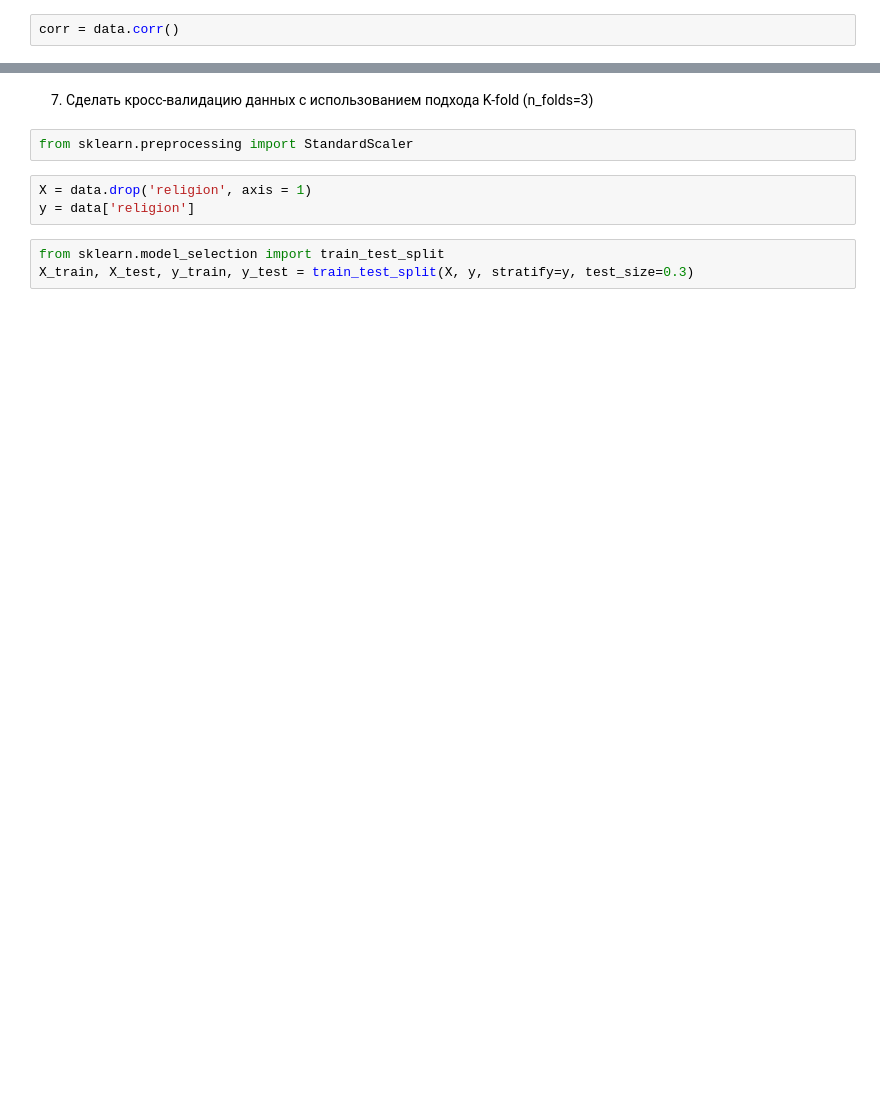
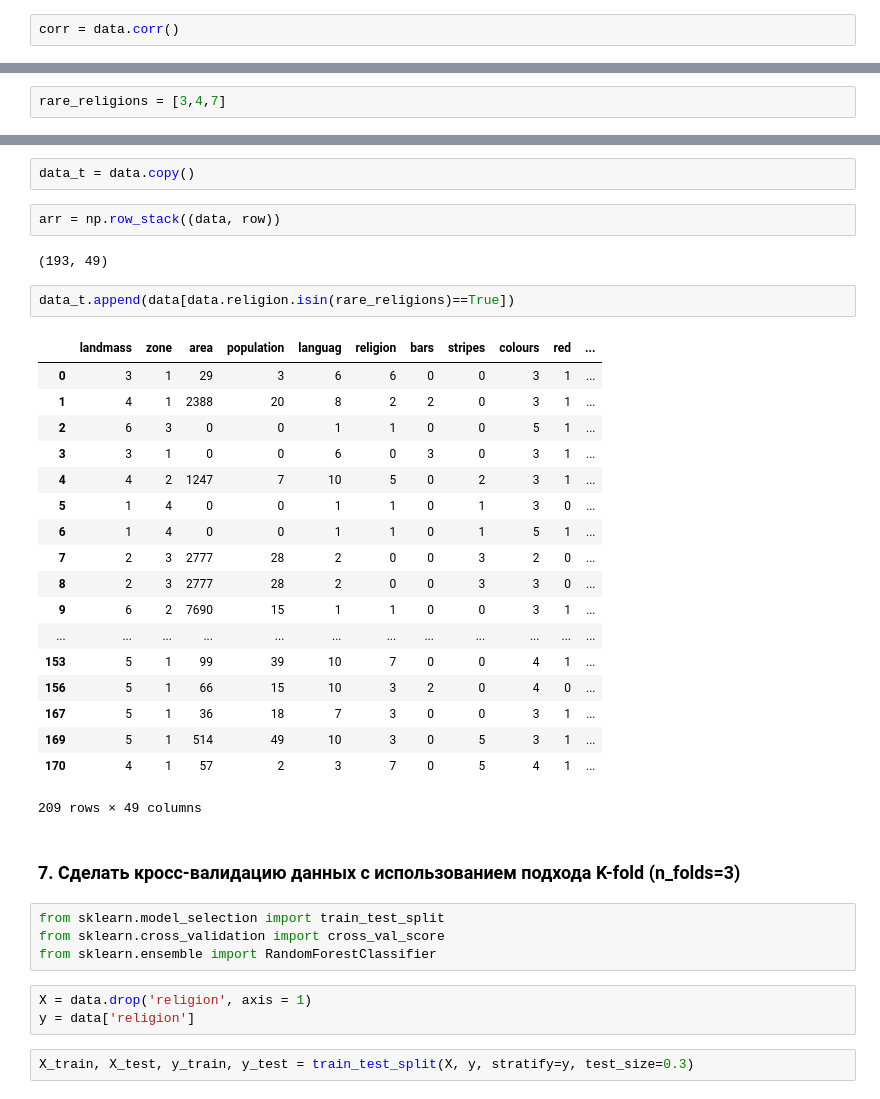
Before and after one commit to olgamonahova/ML, a Jupyter notebook: ML-10 Lab/Lab Flags Multi-classification.ipynb, the cells around one changed output, grey strips where cells are left out. Cells and saved outputs as stored; diff of their text form; blank space fills up the shorter version.

```diff
--- a/ML-10 Lab/Lab Flags Multi-classification.ipynb
+++ b/ML-10 Lab/Lab Flags Multi-classification.ipynb
@@ -116,0 +126,2 @@ sns.pairplot(data_pair_plot);
+# %%
+rare_religions = [3,4,7]
@@ -117,10 +140,38 @@ sns.pairplot(data_pair_plot);
+# %%
+data_t = data.copy()
+# %%
+arr = np.row_stack((data, row))
+# %% [output]
+(193, 49)
+# %%
+data_t.append(data[data.religion.isin(rare_religions)==True])
+# %% [output]
+|  | landmass | zone | area | population | languag | religion | bars | stripes | colours | red | ... |
+| 0 | 3 | 1 | 29 | 3 | 6 | 6 | 0 | 0 | 3 | 1 | ... |
+| 1 | 4 | 1 | 2388 | 20 | 8 | 2 | 2 | 0 | 3 | 1 | ... |
+| 2 | 6 | 3 | 0 | 0 | 1 | 1 | 0 | 0 | 5 | 1 | ... |
+| 3 | 3 | 1 | 0 | 0 | 6 | 0 | 3 | 0 | 3 | 1 | ... |
+| 4 | 4 | 2 | 1247 | 7 | 10 | 5 | 0 | 2 | 3 | 1 | ... |
+| 5 | 1 | 4 | 0 | 0 | 1 | 1 | 0 | 1 | 3 | 0 | ... |
+| 6 | 1 | 4 | 0 | 0 | 1 | 1 | 0 | 1 | 5 | 1 | ... |
+| 7 | 2 | 3 | 2777 | 28 | 2 | 0 | 0 | 3 | 2 | 0 | ... |
+| 8 | 2 | 3 | 2777 | 28 | 2 | 0 | 0 | 3 | 3 | 0 | ... |
+| 9 | 6 | 2 | 7690 | 15 | 1 | 1 | 0 | 0 | 3 | 1 | ... |
+| ... | ... | ... | ... | ... | ... | ... | ... | ... | ... | ... | ... |
+| 153 | 5 | 1 | 99 | 39 | 10 | 7 | 0 | 0 | 4 | 1 | ... |
+| 156 | 5 | 1 | 66 | 15 | 10 | 3 | 2 | 0 | 4 | 0 | ... |
+| 167 | 5 | 1 | 36 | 18 | 7 | 3 | 0 | 0 | 3 | 1 | ... |
+| 169 | 5 | 1 | 514 | 49 | 10 | 3 | 0 | 5 | 3 | 1 | ... |
+| 170 | 4 | 1 | 57 | 2 | 3 | 7 | 0 | 5 | 4 | 1 | ... |
+209 rows × 49 columns
 # %% [markdown]
-7.  Сделать кросс-валидацию данных с использованием подхода K-fold (n_folds=3)
+### 7.  Сделать кросс-валидацию данных с использованием подхода K-fold (n_folds=3)
-# %%
-from sklearn.preprocessing import StandardScaler
+# %%
+from sklearn.model_selection import train_test_split
+from sklearn.cross_validation import cross_val_score
+from sklearn.ensemble import RandomForestClassifier
 # %%
 X = data.drop('religion', axis = 1)
 y = data['religion']
 # %%
-from sklearn.model_selection import train_test_split
 X_train, X_test, y_train, y_test = train_test_split(X, y, stratify=y, test_size=0.3)
```
Also changed, not shown: parts of 55 cells of this notebook.
